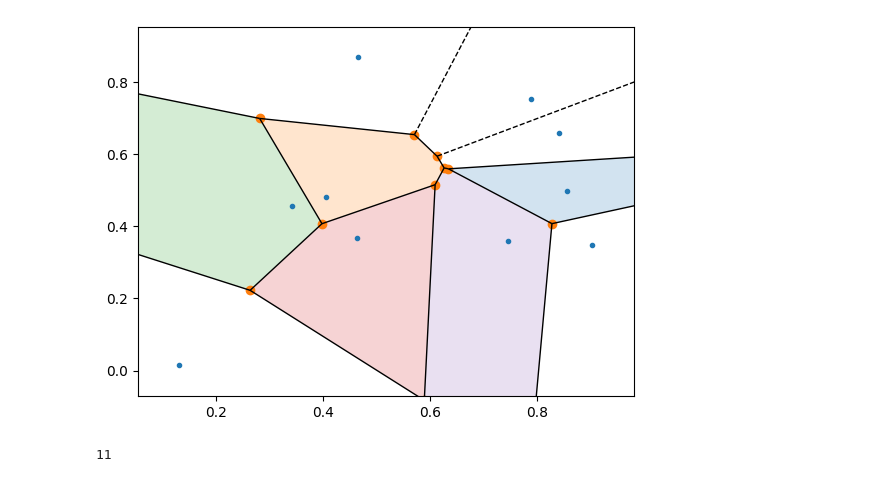
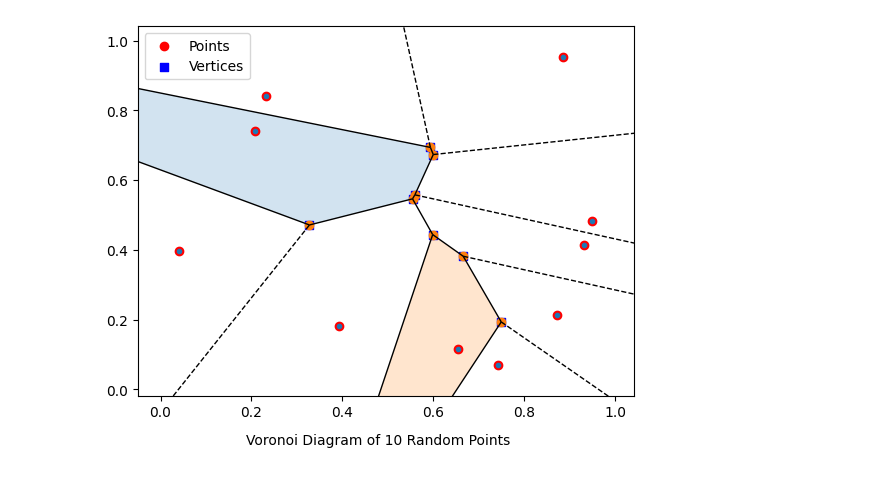
Before and after one commit to invisible23man/coverage-control-networked-robots, a Jupyter notebook: src/vor.ipynb, the cells around one changed output. Saved outputs shown, nothing was run; the diff lists cells and outputs as text; code cells hidden in the pictures.

```diff
--- a/src/vor.ipynb
+++ b/src/vor.ipynb
@@ -1,28 +1,42 @@
 # %%
 import numpy as np
 from scipy.spatial import Voronoi, voronoi_plot_2d
 import matplotlib.pyplot as plt
 
+np.random.seed(1000)
+
+# Specify the number of points
+num_points = 10
+
 # Generate random points
-points = np.random.rand(10, 2)
+points = np.random.rand(num_points, 2)
 
 # Compute the Voronoi diagram
 vor = Voronoi(points)
 
 # Plot the Voronoi diagram
 fig, ax = plt.subplots()
 voronoi_plot_2d(vor, ax=ax)
 
 # Access the regions
 for region in vor.regions:
     if not -1 in region:  # Exclude the outer region
         polygon = vor.vertices[region]
         plt.fill(*zip(*polygon), alpha=0.2)  # Fill the region
 
+# Plot the points
+plt.scatter(points[:, 0], points[:, 1], color='red', label='Points')
+
+# Plot the vertices
+plt.scatter(vor.vertices[:, 0], vor.vertices[:, 1], color='blue', marker='s', label='Vertices')
+
+# Add a legend
+plt.legend()
+
+# Add a caption
+caption = f"Voronoi Diagram of {num_points} Random Points"
+plt.figtext(0.5, 0.01, caption, ha='center', fontsize=10)
+
 plt.show()
 # %% [output]
-[figure, old version]
+[figure, new version]
-# %%
-len(vor.regions)
-# %% [output]
-11
```
Also changed, not shown: parts of 13 cells of this notebook, 8 other files.
